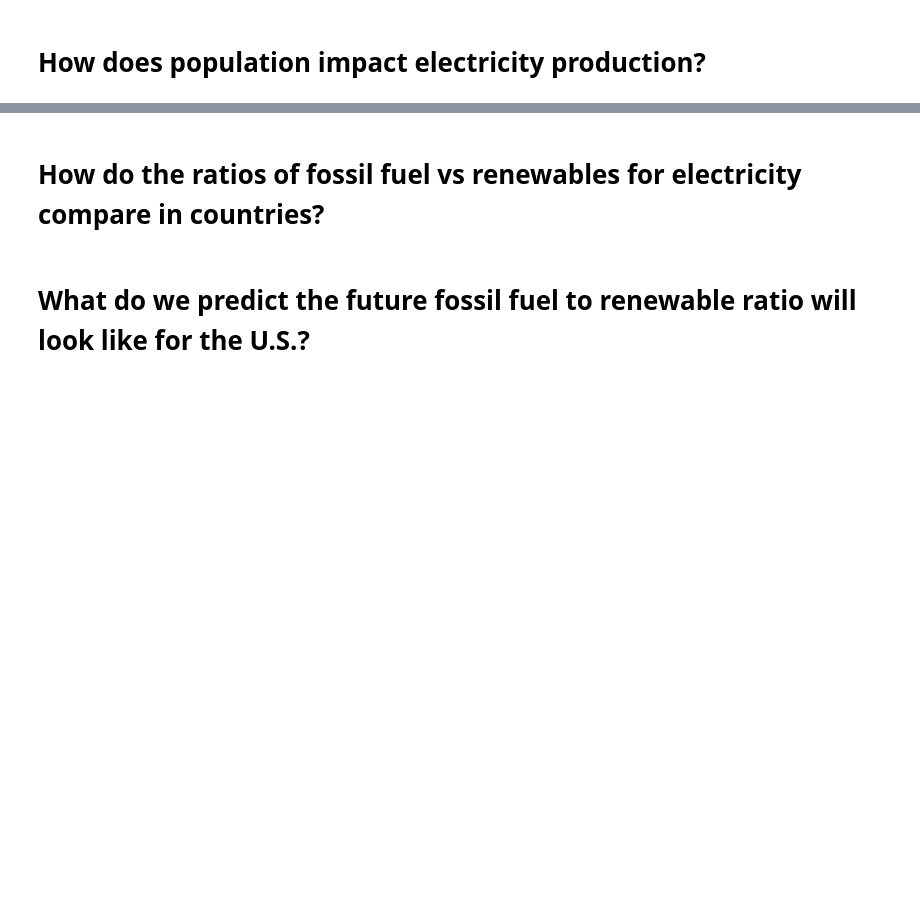
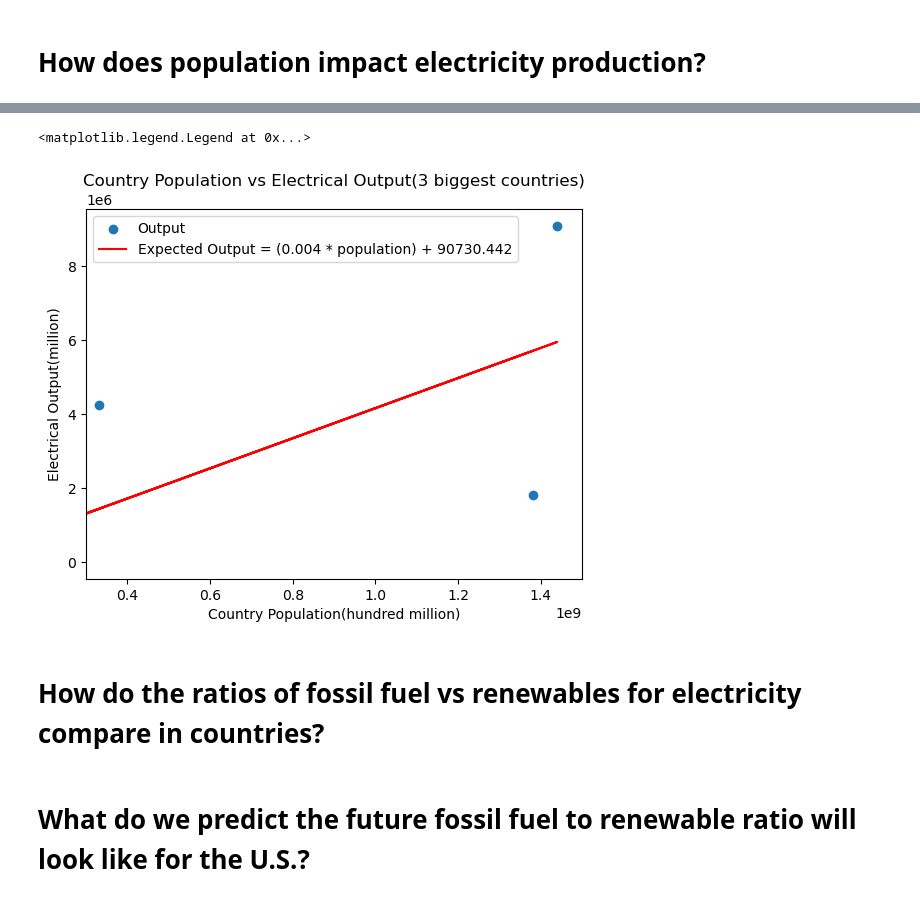
Before and after one commit to bburwinkel0721/Electric-Production, a Jupyter notebook: electricity_anaylsis.ipynb, the cells around one changed output, grey strips where cells are left out. Saved outputs shown, nothing was run; the diff lists cells and outputs as text; code cells hidden in the pictures; blank space fills up the shorter version.

```diff
--- a/electricity_anaylsis.ipynb
+++ b/electricity_anaylsis.ipynb
@@ -353,3 +359,16 @@ ax2.scatter(summary_statistics_2023["Country Population"], summary_statistics_20
+# %%
+#now big countries
+fig, ax3 = plt.subplots()
+ax3.scatter(summary_statistics_2023["Country Population"], summary_statistics_2023["Total Electricity Production (GWh)"], label = "Output")
+ax3.plot(summary_statistics_2023["Country Population"], line, color = "r", label =  f"Expected Output = ({(round(slope,3))} * population) + {round(intercept,3)}")
+ax3.set_title("Country Population vs Electrical Output(3 biggest countries)")
+ax3.set_xlabel("Country Population(hundred million)")
+ax3.set_ylabel("Electrical Output(million)")
+ax3.set_xlim(300000000,1500000000)
+ax3.legend()
+# %% [output]
+<matplotlib.legend.Legend at 0x...>
+[figure, added]
 # %% [markdown]
 # How do the ratios of fossil fuel vs renewables for electricity compare in countries?
 # %% [markdown]
```
Also changed, not shown: parts of 2 cells of this notebook.
